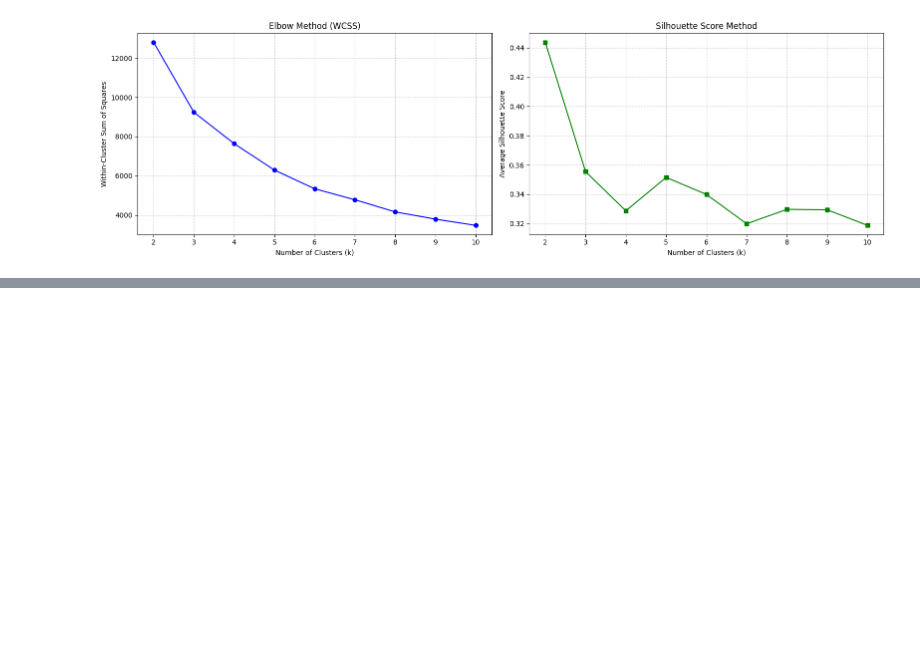
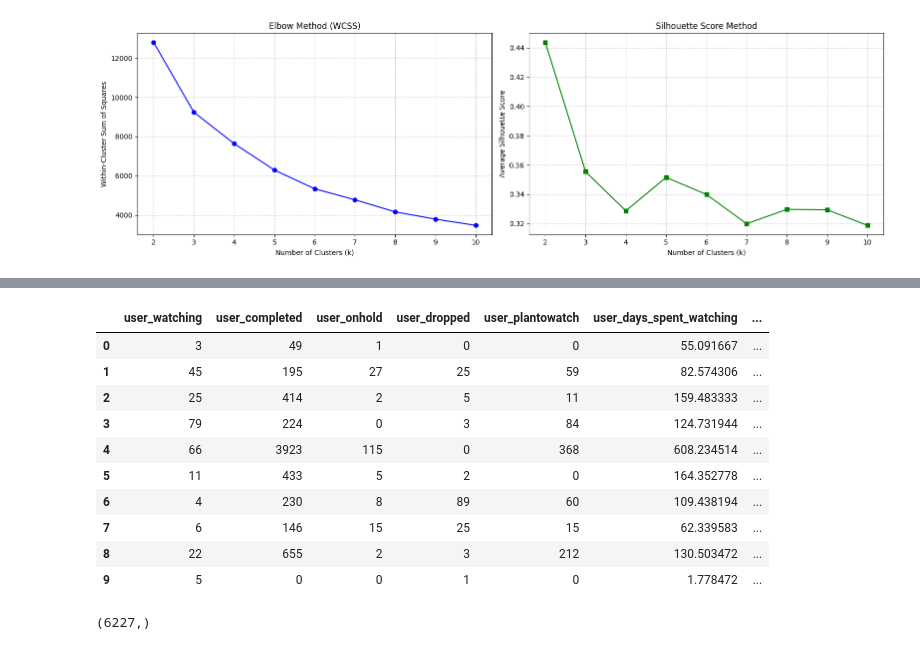
Before and after one commit to KadenLu/Kaden-s-Individual-Project, a Jupyter notebook: Kaden's_Attempt.ipynb, the cells around one changed output, grey strips where cells are left out. Cells and saved outputs as stored; diff of their text form; code cells hidden in the pictures; blank space fills up the shorter version.

```diff
--- a/Kaden's_Attempt.ipynb
+++ b/Kaden's_Attempt.ipynb
@@ -294,0 +306,19 @@ Applying labels to the dataframe...
+# %%
+list_df = classified_users_df.drop(columns=['username', 'user_id', 'access_rank', 'stats_mean_score', 'personal_variance', 'avg_score_diff'])
+display(list_df.head(10))
+# %% [output]
+|  | user_watching | user_completed | user_onhold | user_dropped | user_plantowatch | user_days_spent_watching | ... |
+| 0 | 3 | 49 | 1 | 0 | 0 | 55.091667 | ... |
+| 1 | 45 | 195 | 27 | 25 | 59 | 82.574306 | ... |
+| 2 | 25 | 414 | 2 | 5 | 11 | 159.483333 | ... |
+| 3 | 79 | 224 | 0 | 3 | 84 | 124.731944 | ... |
+| 4 | 66 | 3923 | 115 | 0 | 368 | 608.234514 | ... |
+| 5 | 11 | 433 | 5 | 2 | 0 | 164.352778 | ... |
+| 6 | 4 | 230 | 8 | 89 | 60 | 109.438194 | ... |
+| 7 | 6 | 146 | 15 | 25 | 15 | 62.339583 | ... |
+| 8 | 22 | 655 | 2 | 3 | 212 | 130.503472 | ... |
+| 9 | 5 | 0 | 0 | 1 | 0 | 1.778472 | ... |
+# %%
+list_df.location.unique().shape
+# %% [output]
+(6227,)
```
Also changed, not shown: parts of 10 cells of this notebook.
